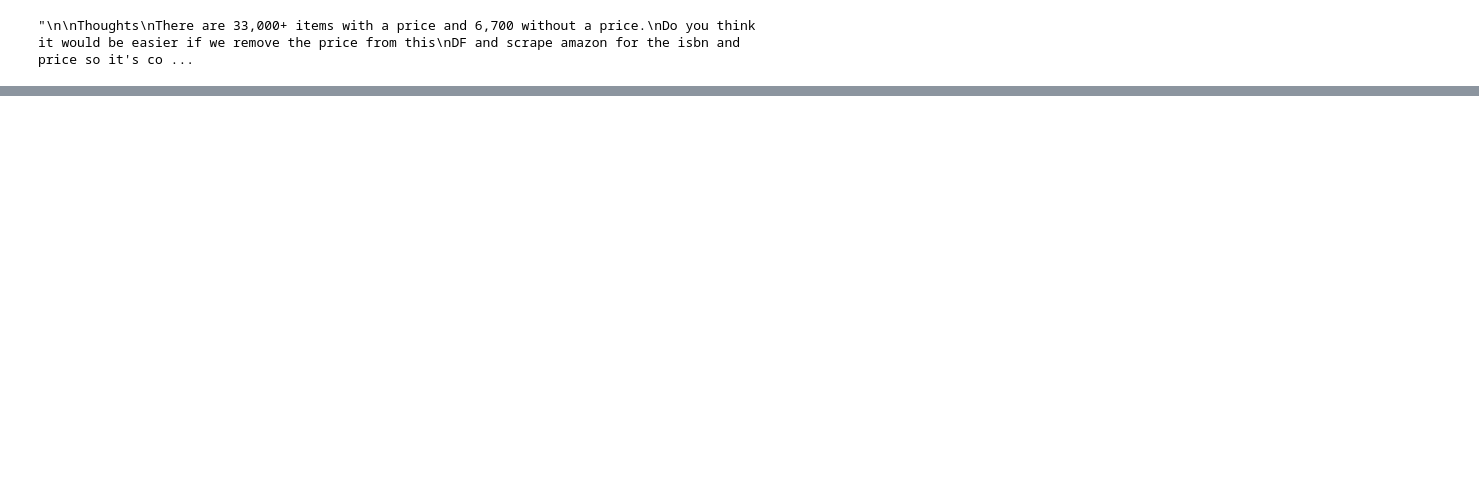
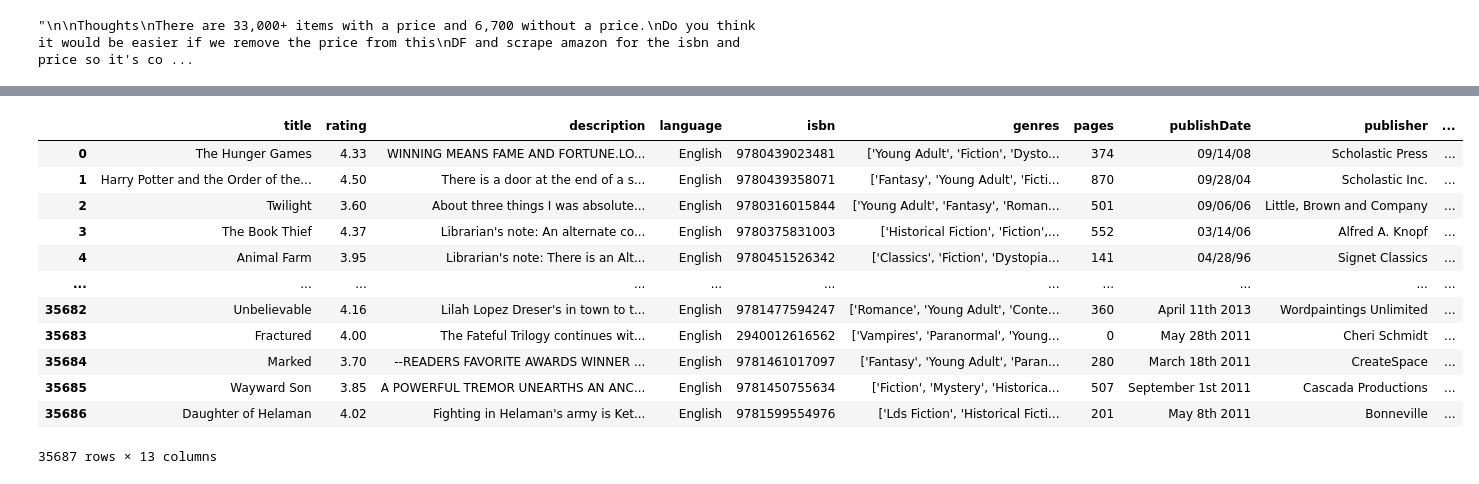
Before and after one commit to mattapallisravya/ETL-Project-Goodreads, a Jupyter notebook: Extract.ipynb, the cells around one changed output, grey strips where cells are left out. Cells and saved outputs as stored; diff of their text form; code cells hidden in the pictures; blank space fills up the shorter version.

```diff
--- a/Extract.ipynb
+++ b/Extract.ipynb
@@ -143,0 +186,8 @@ Would it be easier to scrape if we remove anything after a comma so we only have
+# %%
+# Keep only the index and column of the first author
+author_table = new_df.loc[:, :0]
+
+#name the author column
+author_table.columns = ['author']
+
+author_table
@@ -143,0 +209,4 @@ Would it be easier to scrape if we remove anything after a comma so we only have
+# %%
+# Keep only the authors name
+split_author = pd.DataFrame(author_table['author'].str.split(pat='(', n=-1, expand=True))
+split_author
@@ -143,0 +228,11 @@ Would it be easier to scrape if we remove anything after a comma so we only have
+# %%
+# Keep only the index and column of the first author
+author_df = split_author.loc[:, :0]
+
+#name the author column
+author_df.columns = ['main author']
+
+#rename the index
+author_df = author_df.rename(index = {'' : 'isbn'})
+
+author_df
@@ -143,0 +258,23 @@ Would it be easier to scrape if we remove anything after a comma so we only have
+# %%
+# merge data from the author table to the main data
+
+main_book_data = pd.merge(book_df2, author_df, on = 'isbn')
+
+#remove the original author column
+main_book_data = main_book_data.drop(columns=['author'])
+
+main_book_data
+# %% [output]
+|  | title | rating | description | language | isbn | genres | pages | publishDate | publisher | ... |
+| 0 | The Hunger Games | 4.33 | WINNING MEANS FAME AND FORTUNE.LO... | English | 9780439023481 | ['Young Adult', 'Fiction', 'Dysto... | 374 | 09/14/08 | Scholastic Press | ... |
+| 1 | Harry Potter and the Order of the... | 4.50 | There is a door at the end of a s... | English | 9780439358071 | ['Fantasy', 'Young Adult', 'Ficti... | 870 | 09/28/04 | Scholastic Inc. | ... |
+| 2 | Twilight | 3.60 | About three things I was absolute... | English | 9780316015844 | ['Young Adult', 'Fantasy', 'Roman... | 501 | 09/06/06 | Little, Brown and Company | ... |
+| 3 | The Book Thief | 4.37 | Librarian's note: An alternate co... | English | 9780375831003 | ['Historical Fiction', 'Fiction',... | 552 | 03/14/06 | Alfred A. Knopf | ... |
+| 4 | Animal Farm | 3.95 | Librarian's note: There is an Alt... | English | 9780451526342 | ['Classics', 'Fiction', 'Dystopia... | 141 | 04/28/96 | Signet Classics | ... |
+| ... | ... | ... | ... | ... | ... | ... | ... | ... | ... | ... |
+| 35682 | Unbelievable | 4.16 | Lilah Lopez Dreser's in town to t... | English | 9781477594247 | ['Romance', 'Young Adult', 'Conte... | 360 | April 11th 2013 | Wordpaintings Unlimited | ... |
+| 35683 | Fractured | 4.00 | The Fateful Trilogy continues wit... | English | 2940012616562 | ['Vampires', 'Paranormal', 'Young... | 0 | May 28th 2011 | Cheri Schmidt | ... |
+| 35684 | Marked | 3.70 | --READERS FAVORITE AWARDS WINNER ... | English | 9781461017097 | ['Fantasy', 'Young Adult', 'Paran... | 280 | March 18th 2011 | CreateSpace | ... |
+| 35685 | Wayward Son | 3.85 | A POWERFUL TREMOR UNEARTHS AN ANC... | English | 9781450755634 | ['Fiction', 'Mystery', 'Historica... | 507 | September 1st 2011 | Cascada Productions | ... |
+| 35686 | Daughter of Helaman | 4.02 | Fighting in Helaman's army is Ket... | English | 9781599554976 | ['Lds Fiction', 'Historical Ficti... | 201 | May 8th 2011 | Bonneville | ... |
+35687 rows × 13 columns
```
Also changed, not shown: parts of 8 cells of this notebook, 3 other files.
